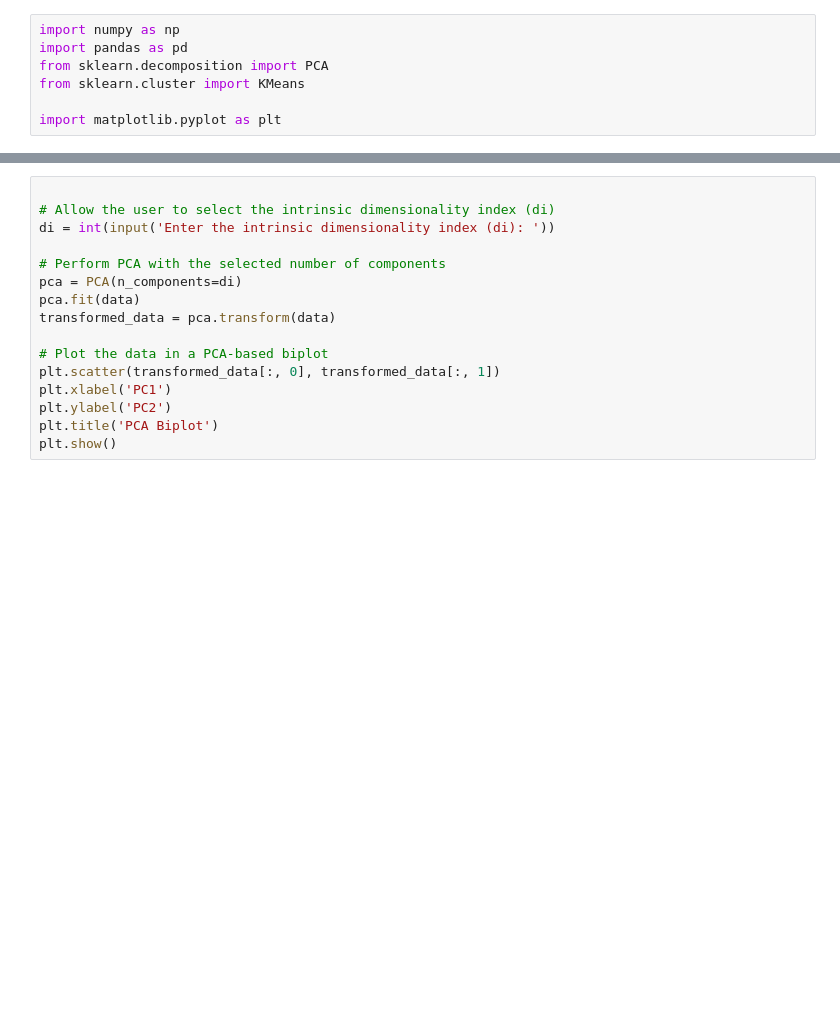
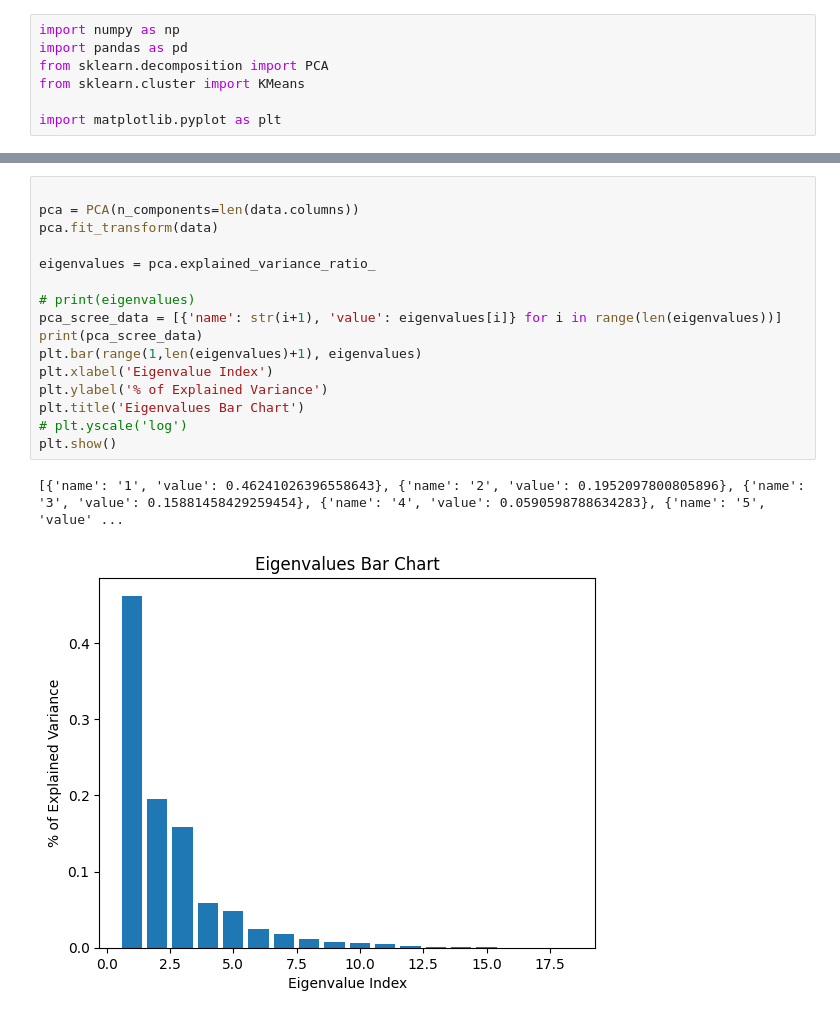
Before and after one commit to SoroushSemer/Data-Visualization-Project, a Jupyter notebook: backend/PCA_Kmeans.ipynb, the cells around one changed output, grey strips where cells are left out. Drawn from its saved outputs; the diff is of its cells as text; blank space fills up the shorter version.

```diff
--- a/backend/PCA_Kmeans.ipynb
+++ b/backend/PCA_Kmeans.ipynb
@@ -74,18 +53,21 @@ plt.show()
-# %%
-
-# Allow the user to select the intrinsic dimensionality index (di)
-di = int(input('Enter the intrinsic dimensionality index (di): '))
-
-# Perform PCA with the selected number of components
-pca = PCA(n_components=di)
-pca.fit(data)
-transformed_data = pca.transform(data)
-
-# Plot the data in a PCA-based biplot
-plt.scatter(transformed_data[:, 0], transformed_data[:, 1])
-plt.xlabel('PC1')
-plt.ylabel('PC2')
-plt.title('PCA Biplot')
-plt.show()
+# %%
+
+pca = PCA(n_components=len(data.columns))
+pca.fit_transform(data)
+
+eigenvalues = pca.explained_variance_ratio_
+
+# print(eigenvalues)
+pca_scree_data = [{'name': str(i+1), 'value': eigenvalues[i]} for i in range(len(eigenvalues))]
+print(pca_scree_data)
+plt.bar(range(1,len(eigenvalues)+1), eigenvalues)
+plt.xlabel('Eigenvalue Index')
+plt.ylabel('% of Explained Variance')
+plt.title('Eigenvalues Bar Chart')
+# plt.yscale('log')
+plt.show()
+# %% [output]
+[{'name': '1', 'value': 0.46241026396558643}, {'name': '2', 'value': 0.1952097800805896}, {'name': '3', 'value': 0.15881458429259454}, {'name': '4', 'value': 0.0590598788634283}, {'name': '5', 'value' ...
+[figure, added]
 # %%
 
```
Also changed, not shown: parts of 9 cells of this notebook, 5 other files.
